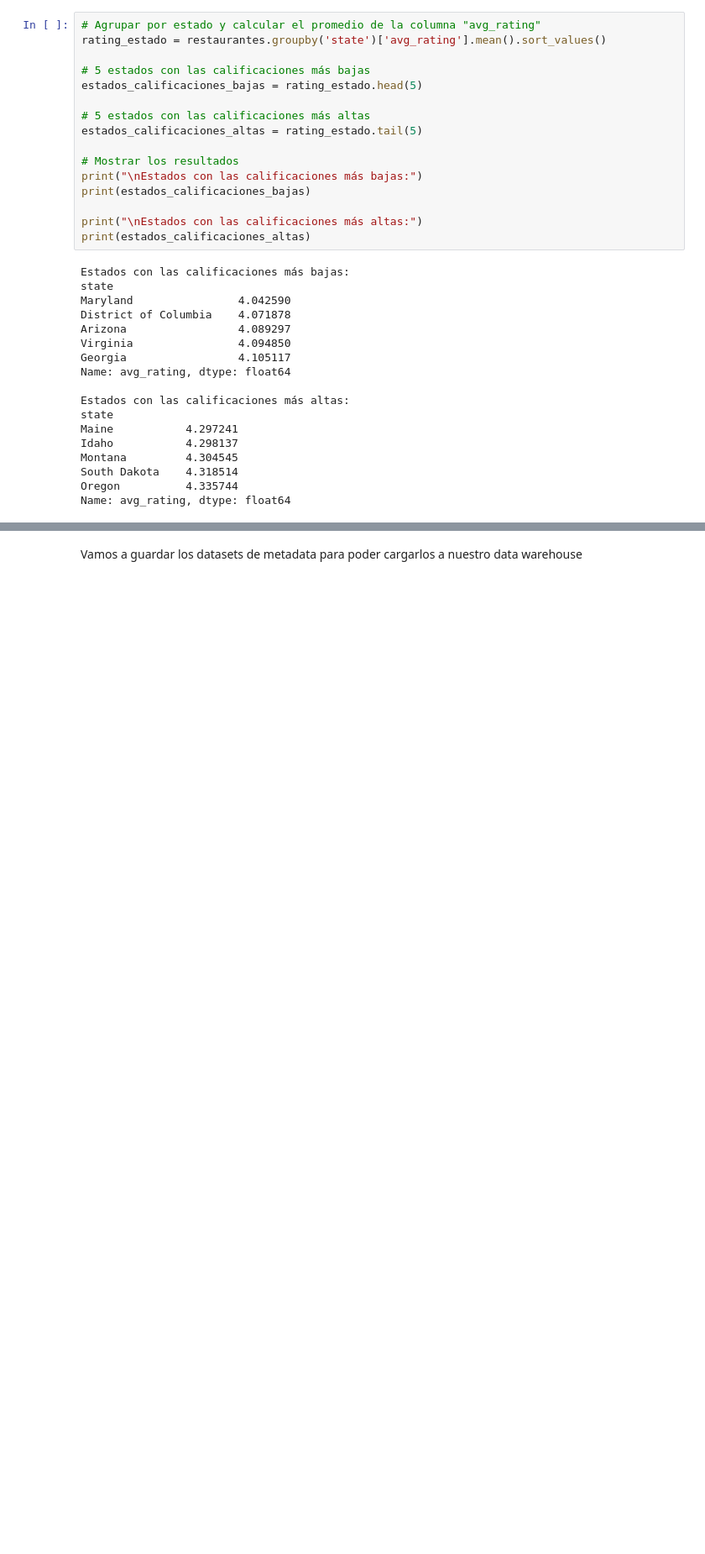
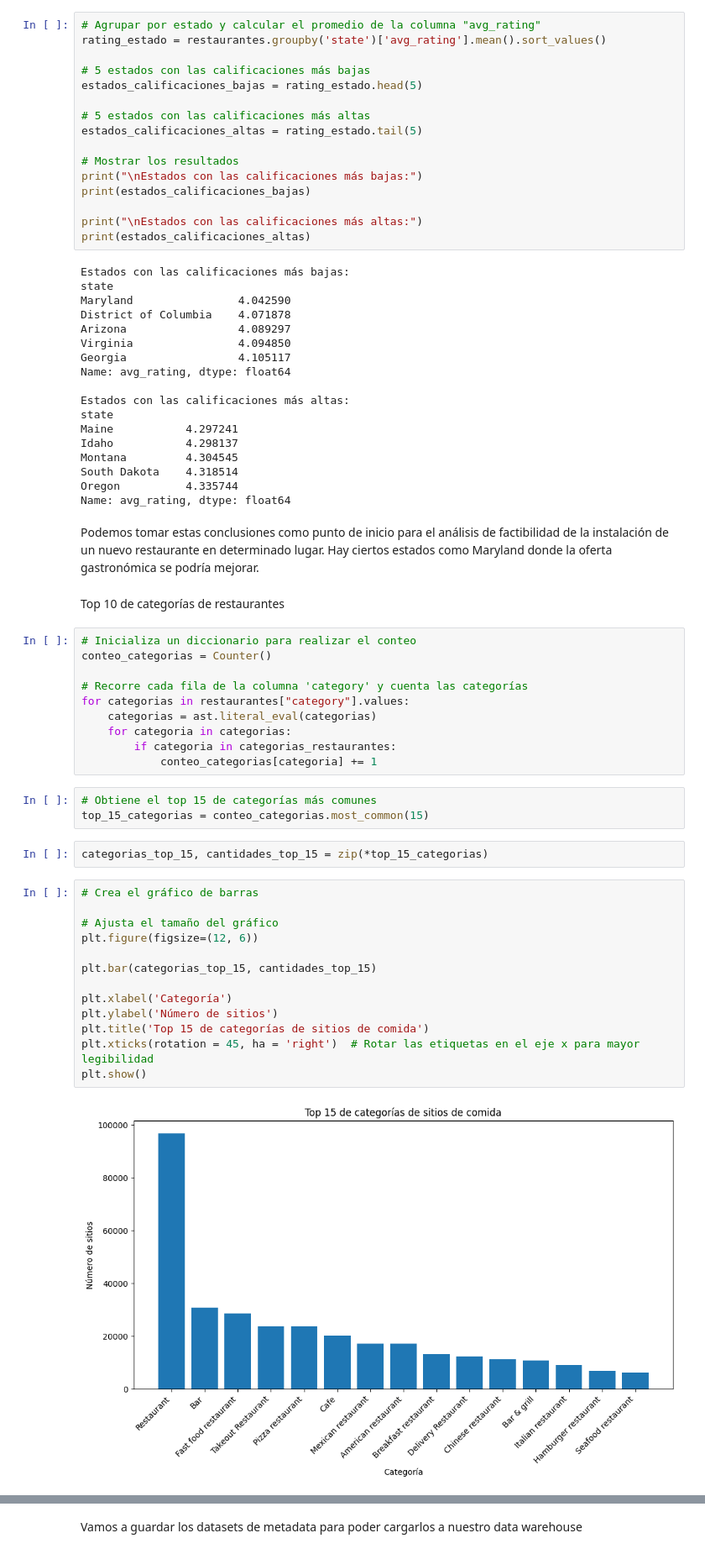
Before and after one commit to claudiogit2019/Proyecto-final, a Jupyter notebook: EDA-GoogleMaps.ipynb, the cells around one changed output, grey strips where cells are left out. Shown: that part at 84% size. Saved outputs shown, nothing was run; the diff lists cells and outputs as text; blank space fills up the shorter version.

```diff
--- a/EDA-GoogleMaps.ipynb
+++ b/EDA-GoogleMaps.ipynb
@@ -805,3 +805,37 @@ Montana         4.304545
 South Dakota    4.318514
 Oregon          4.335744
 Name: avg_rating, dtype: float64
+# %% [markdown]
+Podemos tomar estas conclusiones como punto de inicio para el análisis de factibilidad de la instalación de un nuevo restaurante en determinado lugar. Hay ciertos estados como Maryland donde la oferta gastronómica se podría mejorar.
+# %% [markdown]
+Top 10 de categorías de restaurantes
+# %%
+# Inicializa un diccionario para realizar el conteo
+conteo_categorias = Counter()
+
+# Recorre cada fila de la columna 'category' y cuenta las categorías
+for categorias in restaurantes["category"].values:
+    categorias = ast.literal_eval(categorias)
+    for categoria in categorias:
+        if categoria in categorias_restaurantes:
+            conteo_categorias[categoria] += 1
+# %%
+# Obtiene el top 15 de categorías más comunes
+top_15_categorias = conteo_categorias.most_common(15)
+# %%
+categorias_top_15, cantidades_top_15 = zip(*top_15_categorias)
+# %%
+# Crea el gráfico de barras
+
+# Ajusta el tamaño del gráfico
+plt.figure(figsize=(12, 6))
+
+plt.bar(categorias_top_15, cantidades_top_15)
+
+plt.xlabel('Categoría')
+plt.ylabel('Número de sitios')
+plt.title('Top 15 de categorías de sitios de comida')
+plt.xticks(rotation = 45, ha = 'right')  # Rotar las etiquetas en el eje x para mayor legibilidad
+plt.show()
+# %% [output]
+[figure, added]
```
Also changed, not shown: parts of 20 cells of this notebook.
